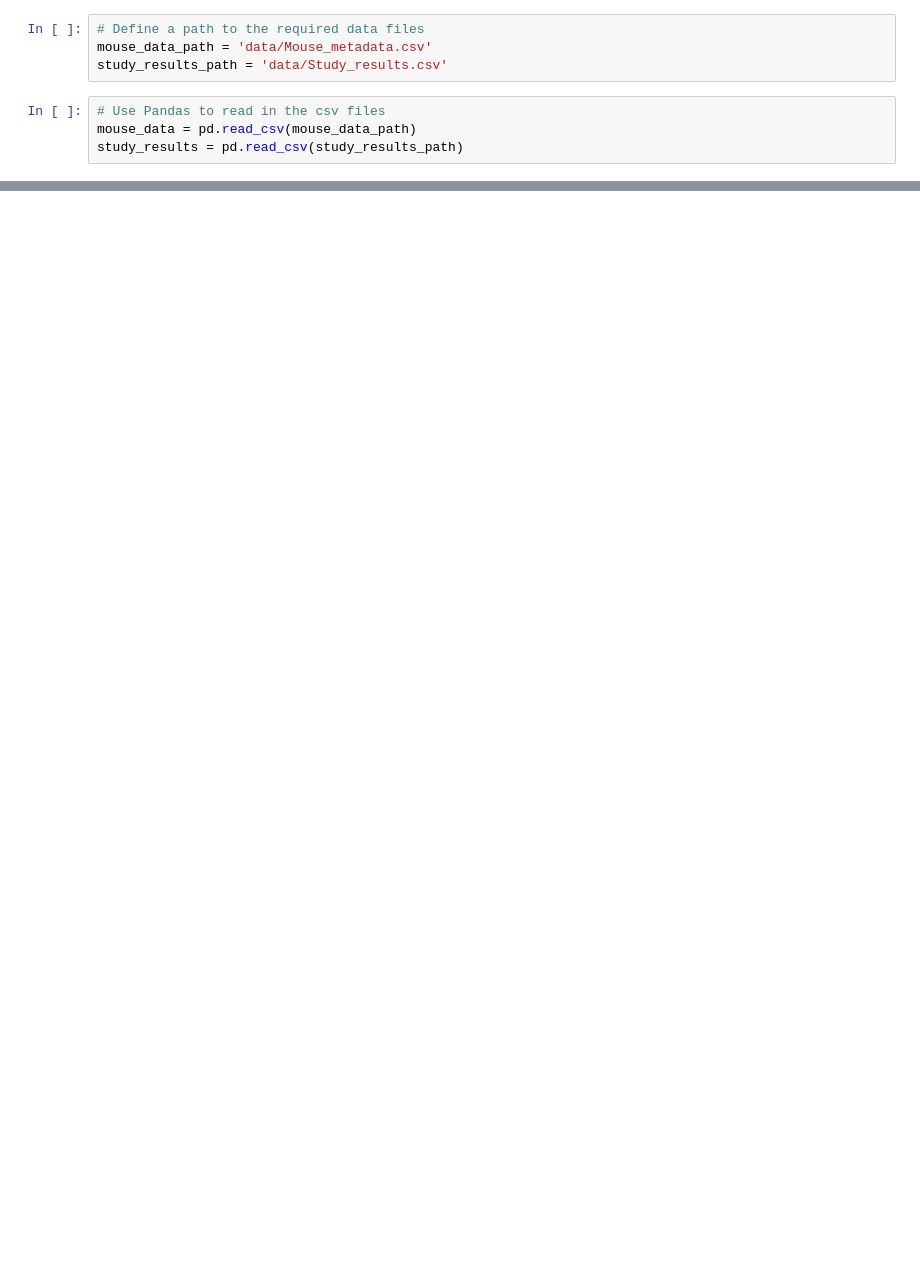
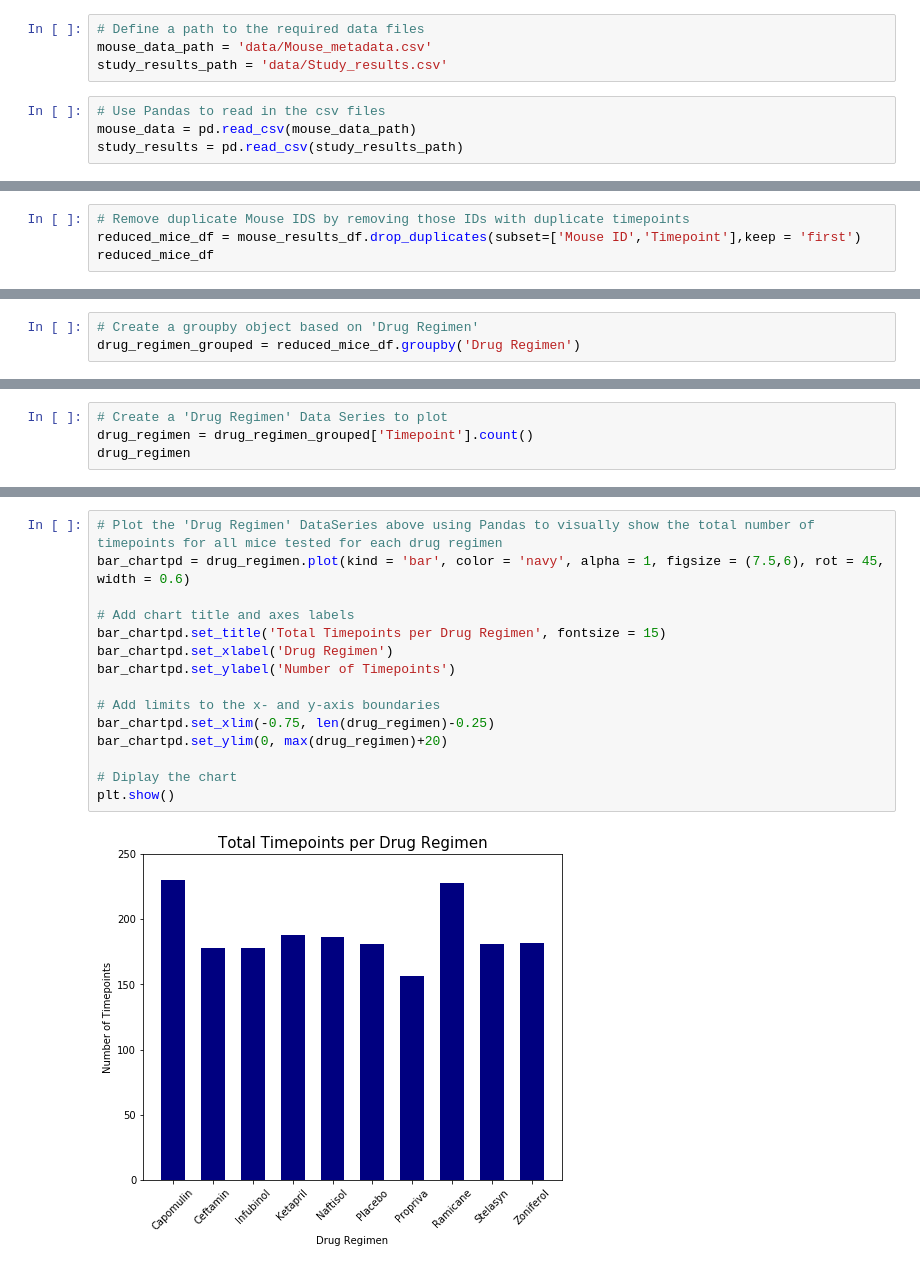
Before and after one commit to golson002/05-MatPlotLib-Challenge, a Jupyter notebook: Pymaceuticals/MatPlotLib_Submission.ipynb, the cells around one changed output, grey strips where cells are left out. Saved outputs shown, nothing was run; the diff lists cells and outputs as text; blank space fills up the shorter version.

```diff
--- a/Pymaceuticals/MatPlotLib_Submission.ipynb
+++ b/Pymaceuticals/MatPlotLib_Submission.ipynb
@@ -25,0 +66,4 @@ mouse_results_df.head()
+# %%
+# Remove duplicate Mouse IDS by removing those IDs with duplicate timepoints
+reduced_mice_df = mouse_results_df.drop_duplicates(subset=['Mouse ID','Timepoint'],keep = 'first')
+reduced_mice_df
@@ -25,0 +94,3 @@ mouse_results_df.head()
+# %%
+# Create a groupby object based on 'Drug Regimen'
+drug_regimen_grouped = reduced_mice_df.groupby('Drug Regimen')
@@ -25,0 +250,4 @@ mouse_results_df.head()
+# %%
+# Create a 'Drug Regimen' Data Series to plot
+drug_regimen = drug_regimen_grouped['Timepoint'].count()
+drug_regimen
@@ -25,0 +267,17 @@ mouse_results_df.head()
+# %%
+# Plot the 'Drug Regimen' DataSeries above using Pandas to visually show the total number of timepoints for all mice tested for each drug regimen
+bar_chartpd = drug_regimen.plot(kind = 'bar', color = 'navy', alpha = 1, figsize = (7.5,6), rot = 45, width = 0.6)
+
+# Add chart title and axes labels
+bar_chartpd.set_title('Total Timepoints per Drug Regimen', fontsize = 15)
+bar_chartpd.set_xlabel('Drug Regimen')
+bar_chartpd.set_ylabel('Number of Timepoints')
+
+# Add limits to the x- and y-axis boundaries
+bar_chartpd.set_xlim(-0.75, len(drug_regimen)-0.25)
+bar_chartpd.set_ylim(0, max(drug_regimen)+20)
+
+# Diplay the chart
+plt.show()
+# %% [output]
+[figure, added]
```
Also changed, not shown: parts of 44 cells of this notebook.
